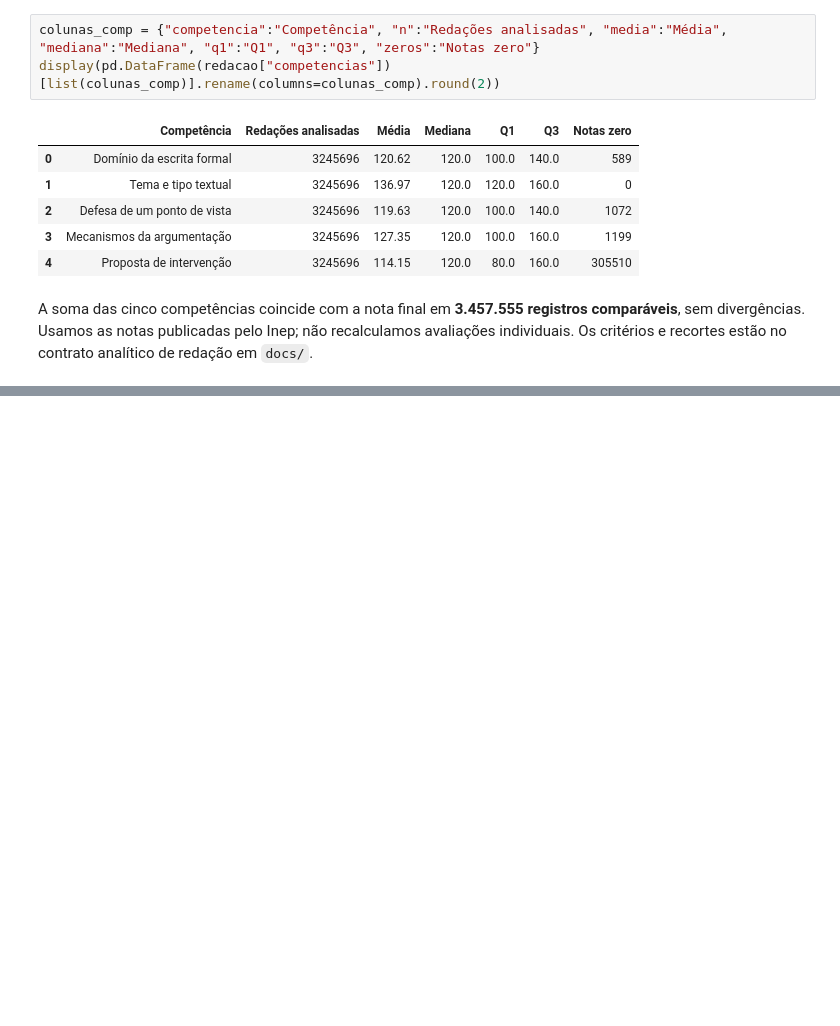
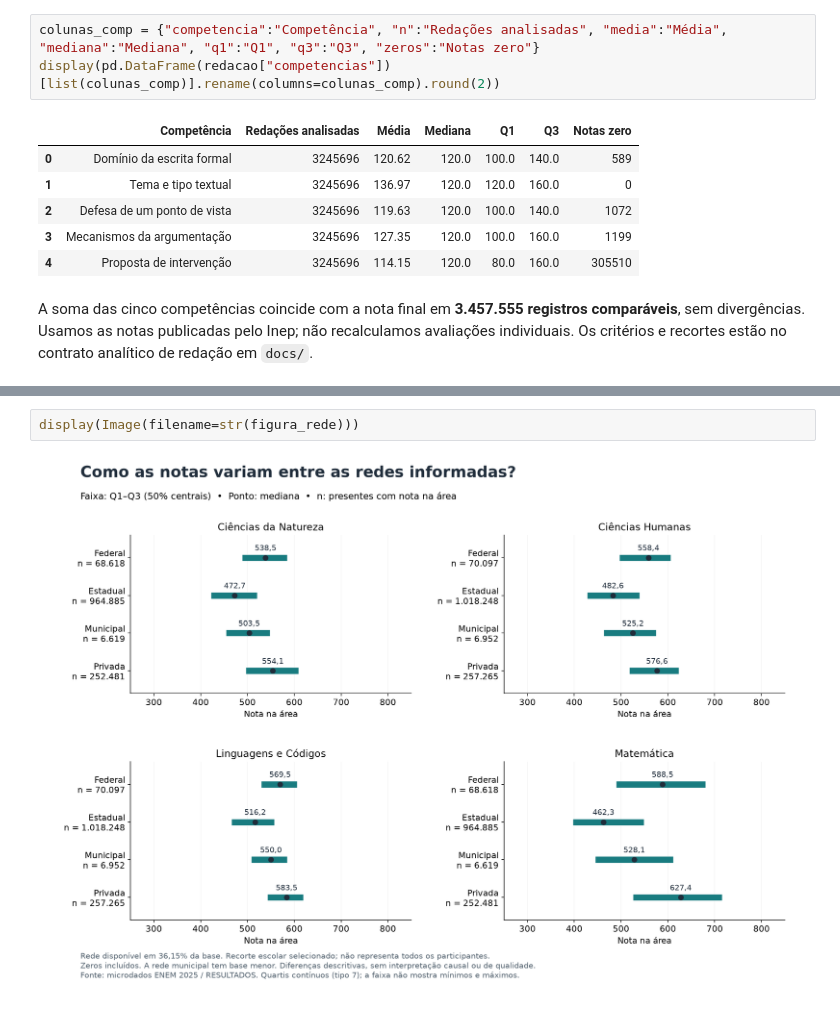
Before and after one commit to pachecosamuel/ENEM-Data-Analysis, a Jupyter notebook: apresentacao/visao_geral_2025.ipynb, the cells around one changed output, grey strips where cells are left out. Saved outputs shown, nothing was run; the diff lists cells and outputs as text; blank space fills up the shorter version.

```diff
--- a/apresentacao/visao_geral_2025.ipynb
+++ b/apresentacao/visao_geral_2025.ipynb
@@ -182,0 +331,4 @@ A soma das cinco competências coincide com a nota final em **3.457.555 registro
+# %%
+display(Image(filename=str(figura_rede)))
+# %% [output]
+[figure, added]
```
Also changed, not shown: parts of 19 cells of this notebook, 47 other files.
